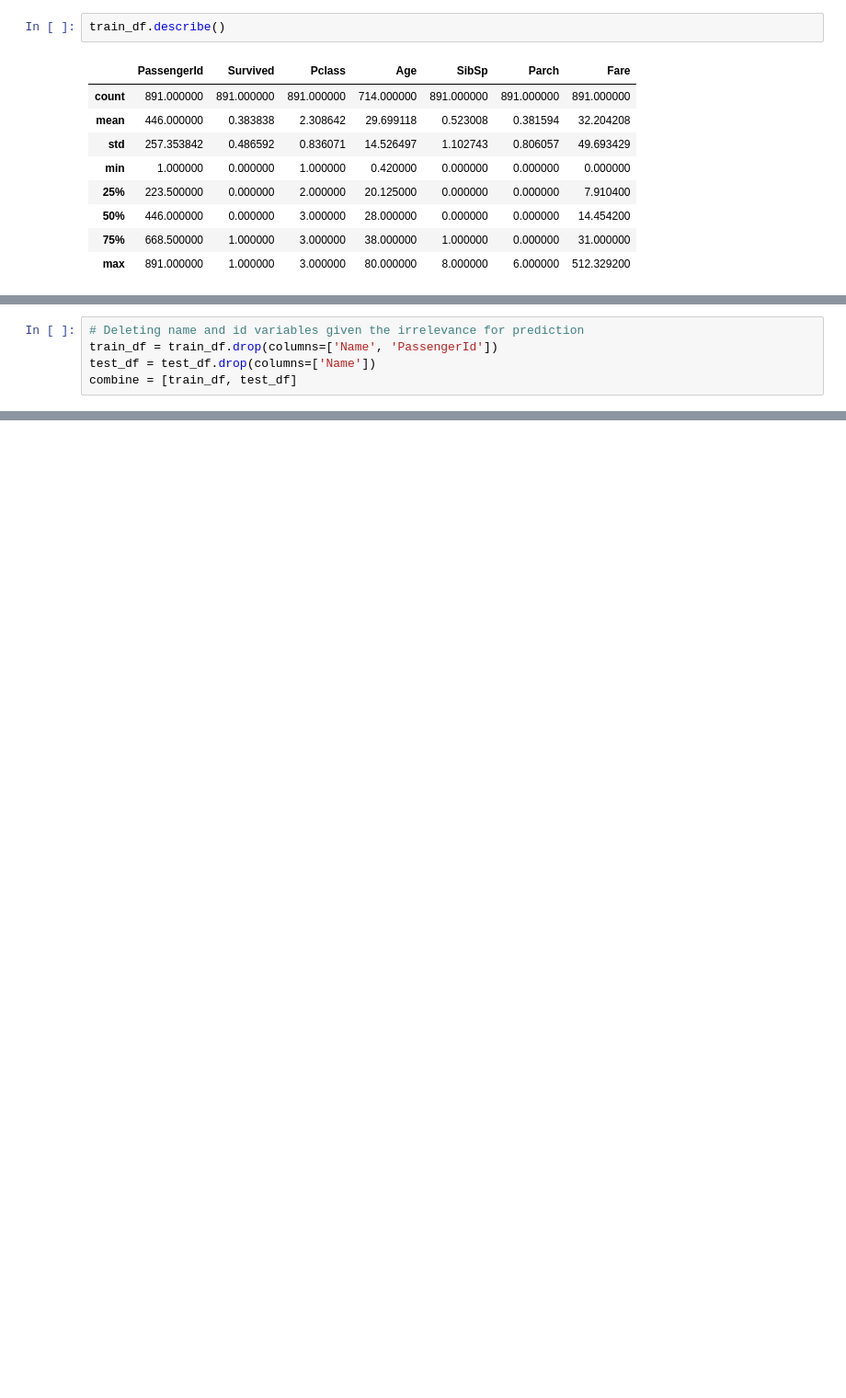
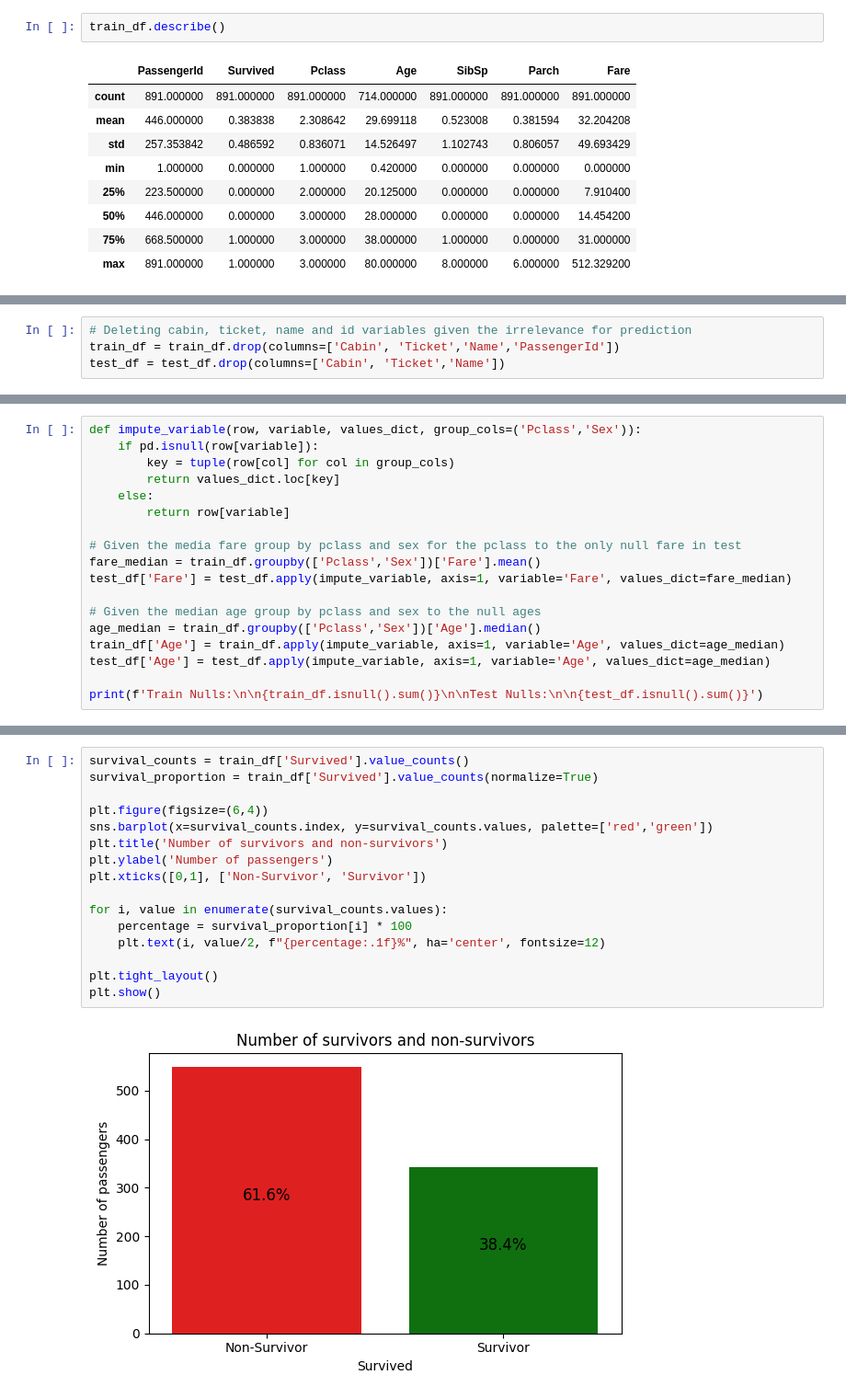
Before and after one commit to plss12/Titanic-Survivors-Prediction, a Jupyter notebook: titanic-survivors-prediction.ipynb, the cells around one changed output, grey strips where cells are left out. Shown at 92% size. Drawn from its saved outputs; the diff is of its cells as text; blank space fills up the shorter version.

Commit message:
Completion of the EDA with graphical visualization and correlation study

```diff
--- a/titanic-survivors-prediction.ipynb
+++ b/titanic-survivors-prediction.ipynb
@@ -71,5 +72,0 @@ combine = [train_df, test_df]
-# %%
-# Deleting name and id variables given the irrelevance for prediction
-train_df = train_df.drop(columns=['Name', 'PassengerId'])
-test_df = test_df.drop(columns=['Name'])
-combine = [train_df, test_df]
@@ -207,0 +96,4 @@ plt.show()
+# %%
+# Deleting cabin, ticket, name and id variables given the irrelevance for prediction
+train_df = train_df.drop(columns=['Cabin', 'Ticket','Name','PassengerId'])
+test_df = test_df.drop(columns=['Cabin', 'Ticket','Name'])
@@ -207,0 +105,18 @@ plt.show()
+# %%
+def impute_variable(row, variable, values_dict, group_cols=('Pclass','Sex')):
+    if pd.isnull(row[variable]):
+        key = tuple(row[col] for col in group_cols)
+        return values_dict.loc[key]
+    else:
+        return row[variable]
+
+# Given the media fare group by pclass and sex for the pclass to the only null fare in test
+fare_median = train_df.groupby(['Pclass','Sex'])['Fare'].mean()
+test_df['Fare'] = test_df.apply(impute_variable, axis=1, variable='Fare', values_dict=fare_median)
+
+# Given the median age group by pclass and sex to the null ages
+age_median = train_df.groupby(['Pclass','Sex'])['Age'].median()
+train_df['Age'] = train_df.apply(impute_variable, axis=1, variable='Age', values_dict=age_median)
+test_df['Age'] = test_df.apply(impute_variable, axis=1, variable='Age', values_dict=age_median)
+
+print(f'Train Nulls:\n\n{train_df.isnull().sum()}\n\nTest Nulls:\n\n{test_df.isnull().sum()}')
@@ -207,0 +145,18 @@ plt.show()
+# %%
+survival_counts = train_df['Survived'].value_counts()
+survival_proportion = train_df['Survived'].value_counts(normalize=True)
+
+plt.figure(figsize=(6,4))
+sns.barplot(x=survival_counts.index, y=survival_counts.values, palette=['red','green'])
+plt.title('Number of survivors and non-survivors')
+plt.ylabel('Number of passengers')
+plt.xticks([0,1], ['Non-Survivor', 'Survivor'])
+
+for i, value in enumerate(survival_counts.values):
+    percentage = survival_proportion[i] * 100
+    plt.text(i, value/2, f"{percentage:.1f}%", ha='center', fontsize=12)
+
+plt.tight_layout()
+plt.show()
+# %% [output]
+[figure, added]
```
Also changed, not shown: parts of 47 cells of this notebook.
